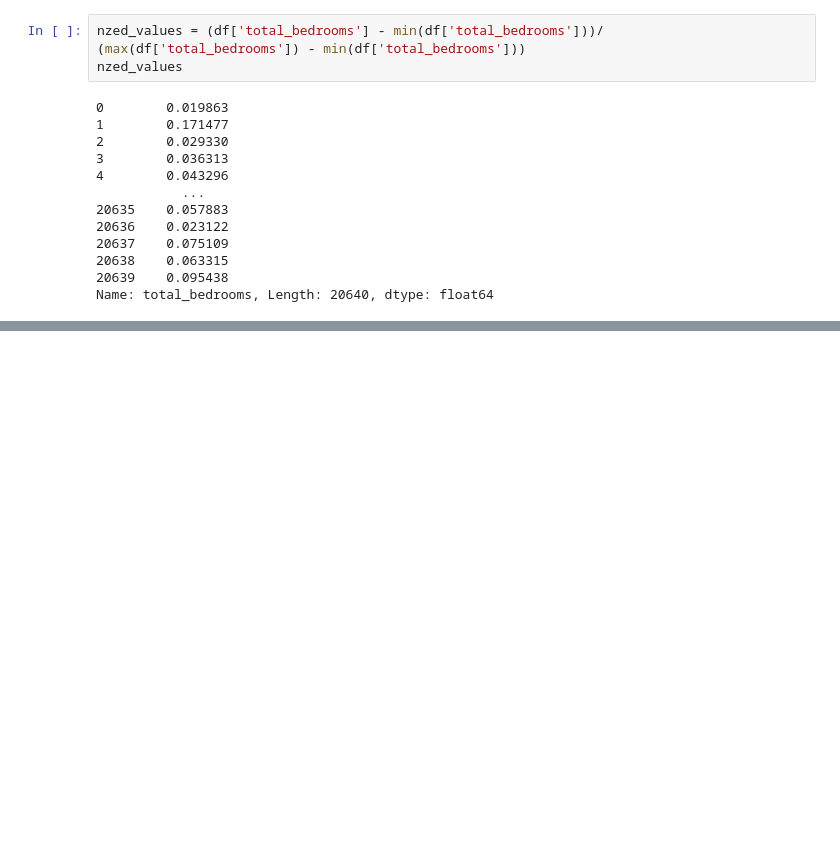
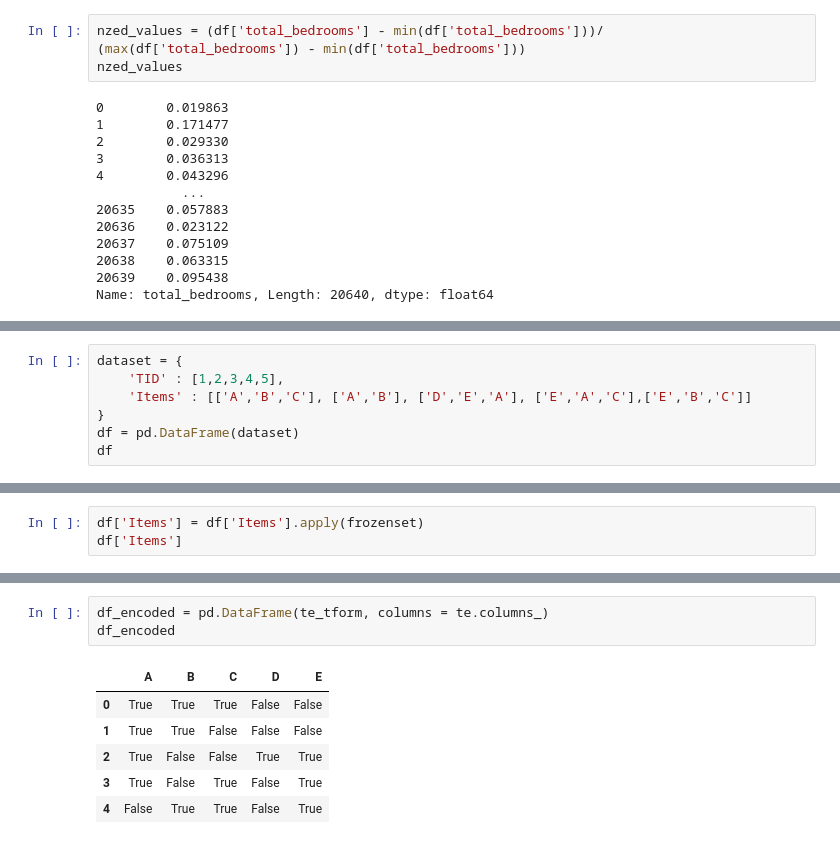
Before and after one commit to MilindiSenevirathne/DataMiningLabs, a Jupyter notebook: Lab1.ipynb, the cells around one changed output, grey strips where cells are left out. Saved outputs shown, nothing was run; the diff lists cells and outputs as text; blank space fills up the shorter version.

```diff
--- a/Lab1.ipynb
+++ b/Lab1.ipynb
@@ -201,0 +204,7 @@ Name: total_bedrooms, Length: 20640, dtype: float64
+# %%
+dataset = {
+    'TID' : [1,2,3,4,5],
+    'Items' : [['A','B','C'], ['A','B'], ['D','E','A'], ['E','A','C'],['E','B','C']]
+}
+df = pd.DataFrame(dataset)
+df
@@ -201,0 +218,3 @@ Name: total_bedrooms, Length: 20640, dtype: float64
+# %%
+df['Items'] = df['Items'].apply(frozenset)
+df['Items']
@@ -201,0 +251,10 @@ Name: total_bedrooms, Length: 20640, dtype: float64
+# %%
+df_encoded = pd.DataFrame(te_tform, columns = te.columns_)
+df_encoded
+# %% [output]
+|  | A | B | C | D | E |
+| 0 | True | True | True | False | False |
+| 1 | True | True | False | False | False |
+| 2 | True | False | False | True | True |
+| 3 | True | False | True | False | True |
+| 4 | False | True | True | False | True |
```
Also changed, not shown: parts of 8 cells of this notebook.
